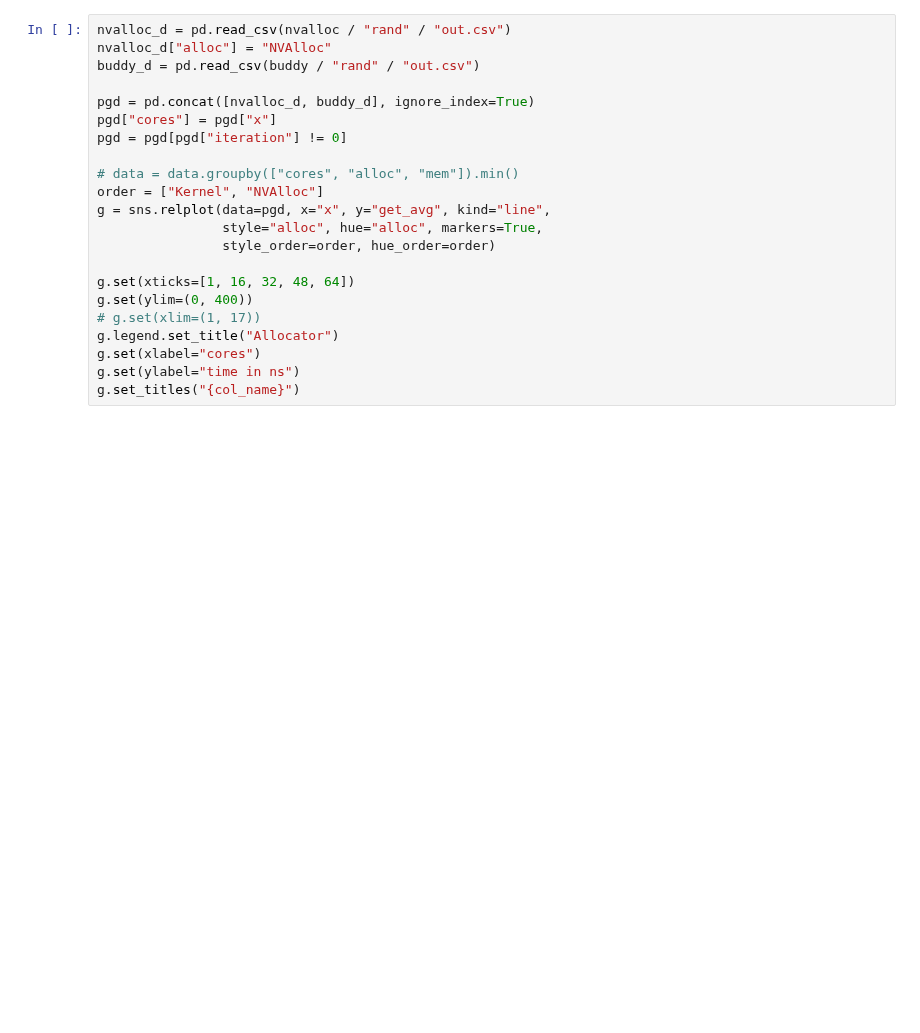
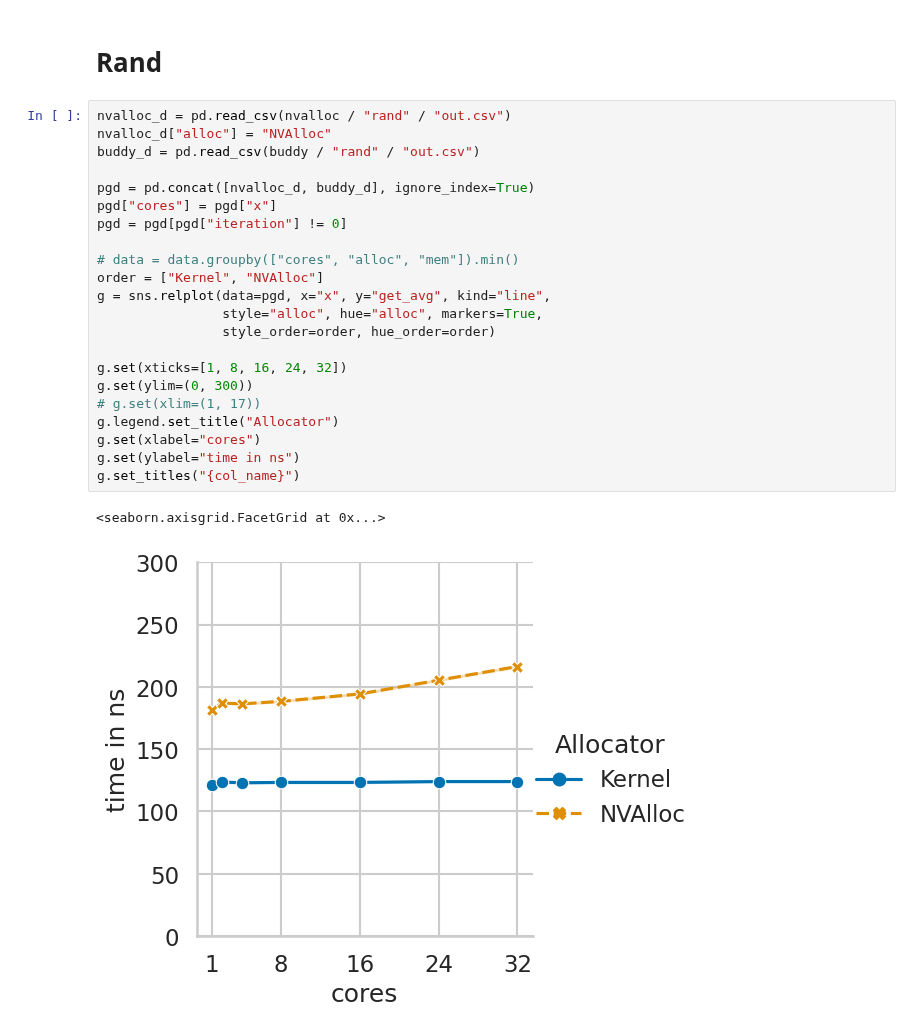
Before and after one commit to luhsra/llfree-bench, a Jupyter notebook: module.ipynb, the cells around one changed output. Saved outputs shown, nothing was run; the diff lists cells and outputs as text; blank space fills up the shorter version.

```diff
--- a/module.ipynb
+++ b/module.ipynb
@@ -58,22 +120,27 @@ g.set_titles("{col_name}")
+# %% [markdown]
+# Rand
 # %%
 nvalloc_d = pd.read_csv(nvalloc / "rand" / "out.csv")
 nvalloc_d["alloc"] = "NVAlloc"
 buddy_d = pd.read_csv(buddy / "rand" / "out.csv")
 
 pgd = pd.concat([nvalloc_d, buddy_d], ignore_index=True)
 pgd["cores"] = pgd["x"]
 pgd = pgd[pgd["iteration"] != 0]
 
 # data = data.groupby(["cores", "alloc", "mem"]).min()
 order = ["Kernel", "NVAlloc"]
 g = sns.relplot(data=pgd, x="x", y="get_avg", kind="line",
                 style="alloc", hue="alloc", markers=True,
                 style_order=order, hue_order=order)
 
-g.set(xticks=[1, 16, 32, 48, 64])
-g.set(ylim=(0, 400))
+g.set(xticks=[1, 8, 16, 24, 32])
+g.set(ylim=(0, 300))
 # g.set(xlim=(1, 17))
 g.legend.set_title("Allocator")
 g.set(xlabel="cores")
 g.set(ylabel="time in ns")
 g.set_titles("{col_name}")
+# %% [output]
+<seaborn.axisgrid.FacetGrid at 0x...>
+[figure, added]
```
Also changed, not shown: parts of 8 cells of this notebook, 10 other files.
